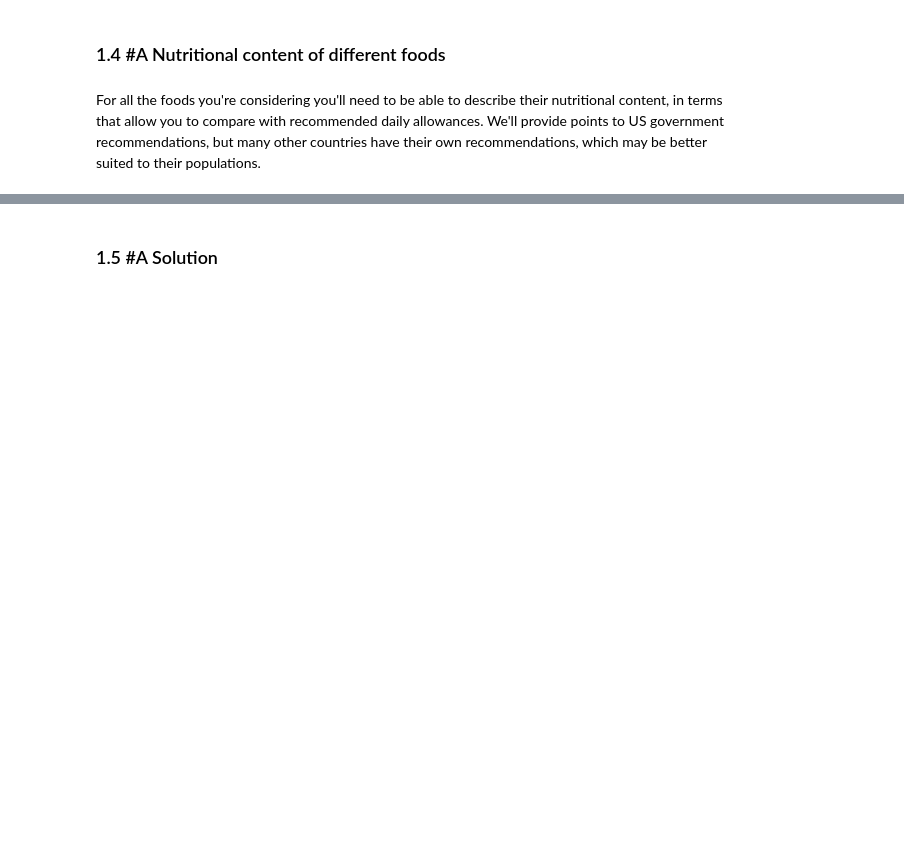
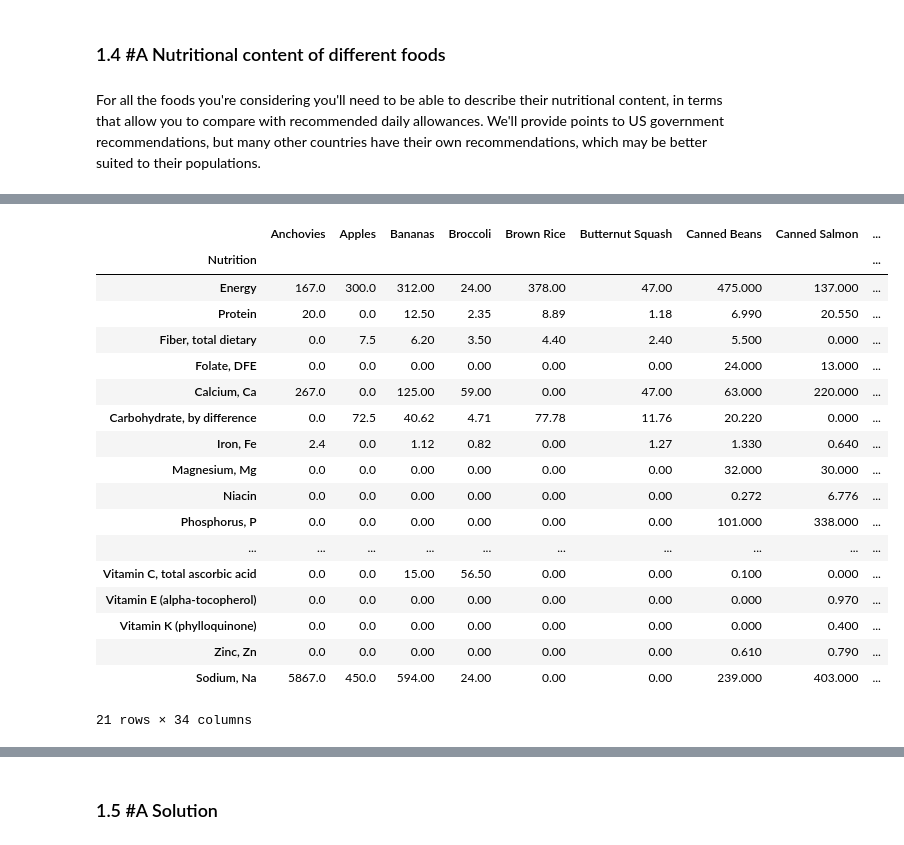
Before and after one commit to Avery-Joseph-Byrne/project2_casimir_funk, a Jupyter notebook: project2.ipynb, the cells around one changed output, grey strips where cells are left out. Saved outputs shown, nothing was run; the diff lists cells and outputs as text; code cells hidden in the pictures; blank space fills up the shorter version.

```diff
--- a/project2.ipynb
+++ b/project2.ipynb
@@ -184,3 +168,18 @@ prices
-# %%
-df = pd.DataFrame(DRI(25, 'Male'))
-df
+# %%
+import fooddatacentral as fdc
+
+# Convert data type to float
+df['Quantity'] = pd.to_numeric(df['Quantity'], downcast="float")
+df['Price'] = pd.to_numeric(df['Price'], downcast="float")
+
+# Convert food quantities to FDC units
+df['FDC Quantity'] = df[['Quantity', 'Units']].T.apply(lambda x: fdc.units(x['Quantity'], x['Units']))
+df['FDC Price'] = df['Price']/df['FDC Quantity']
+df.dropna()
+
+# Get series of food with their price/hectogram
+prices = df.groupby('Food')['FDC Price'].min()
+
+# Remove price/hectogram and drop NAN values
+prices = prices.apply(lambda x:x.magnitude).dropna()
+prices
@@ -186,0 +204,27 @@ df
+# %%
+nutrition_index = DRI(25, 'Male').index
+
+# only include nutrients required as per DRI, and replace NAN with zeroes
+nutritional_df = nutritional_df[prices.index].fillna(0)
+nutritional_df = nutritional_df.loc[nutrition_index]
+nutritional_df
+# %% [output]
+|  | Anchovies | Apples | Bananas | Broccoli | Brown Rice | Butternut Squash | Canned Beans | Canned Salmon | ... |
+| Nutrition |  |  |  |  |  |  |  |  | ... |
+| Energy | 167.0 | 300.0 | 312.00 | 24.00 | 378.00 | 47.00 | 475.000 | 137.000 | ... |
+| Protein | 20.0 | 0.0 | 12.50 | 2.35 | 8.89 | 1.18 | 6.990 | 20.550 | ... |
+| Fiber, total dietary | 0.0 | 7.5 | 6.20 | 3.50 | 4.40 | 2.40 | 5.500 | 0.000 | ... |
+| Folate, DFE | 0.0 | 0.0 | 0.00 | 0.00 | 0.00 | 0.00 | 24.000 | 13.000 | ... |
+| Calcium, Ca | 267.0 | 0.0 | 125.00 | 59.00 | 0.00 | 47.00 | 63.000 | 220.000 | ... |
+| Carbohydrate, by difference | 0.0 | 72.5 | 40.62 | 4.71 | 77.78 | 11.76 | 20.220 | 0.000 | ... |
+| Iron, Fe | 2.4 | 0.0 | 1.12 | 0.82 | 0.00 | 1.27 | 1.330 | 0.640 | ... |
+| Magnesium, Mg | 0.0 | 0.0 | 0.00 | 0.00 | 0.00 | 0.00 | 32.000 | 30.000 | ... |
+| Niacin | 0.0 | 0.0 | 0.00 | 0.00 | 0.00 | 0.00 | 0.272 | 6.776 | ... |
+| Phosphorus, P | 0.0 | 0.0 | 0.00 | 0.00 | 0.00 | 0.00 | 101.000 | 338.000 | ... |
+| ... | ... | ... | ... | ... | ... | ... | ... | ... | ... |
+| Vitamin C, total ascorbic acid | 0.0 | 0.0 | 15.00 | 56.50 | 0.00 | 0.00 | 0.100 | 0.000 | ... |
+| Vitamin E (alpha-tocopherol) | 0.0 | 0.0 | 0.00 | 0.00 | 0.00 | 0.00 | 0.000 | 0.970 | ... |
+| Vitamin K (phylloquinone) | 0.0 | 0.0 | 0.00 | 0.00 | 0.00 | 0.00 | 0.000 | 0.400 | ... |
+| Zinc, Zn | 0.0 | 0.0 | 0.00 | 0.00 | 0.00 | 0.00 | 0.610 | 0.790 | ... |
+| Sodium, Na | 5867.0 | 450.0 | 594.00 | 24.00 | 0.00 | 0.00 | 239.000 | 403.000 | ... |
+21 rows × 34 columns
```
Also changed, not shown: parts of 11 cells of this notebook.
